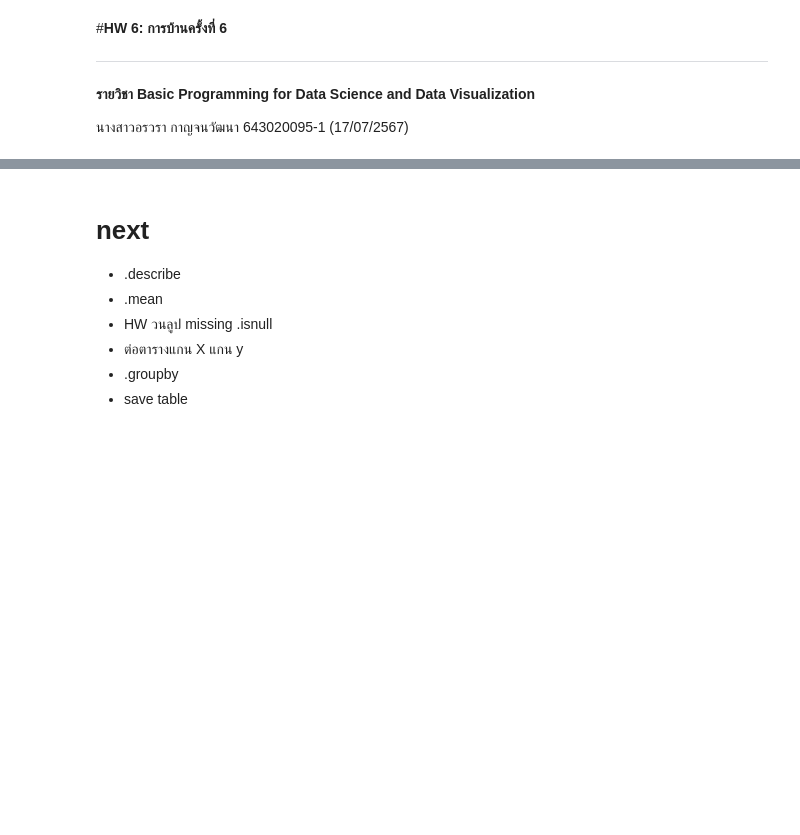
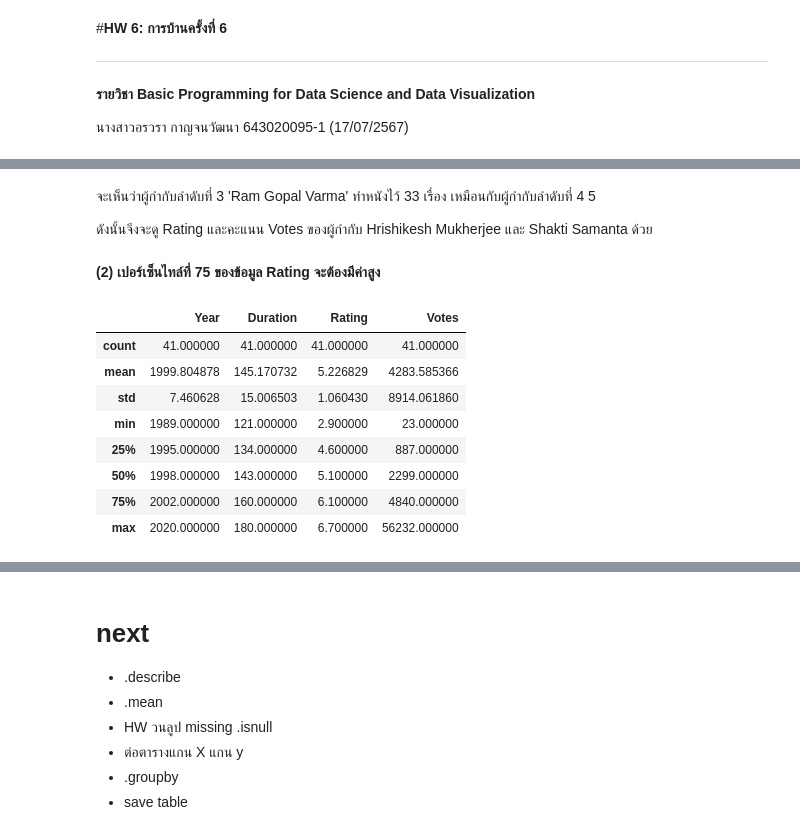
Before and after one commit to aonvara/python_dataviz2024, a Jupyter notebook: Pandas_101_aonvara_1707.ipynb, the cells around one changed output, grey strips where cells are left out. Cells and saved outputs as stored; diff of their text form; code cells hidden in the pictures; blank space fills up the shorter version.

```diff
--- a/Pandas_101_aonvara_1707.ipynb
+++ b/Pandas_101_aonvara_1707.ipynb
@@ -1277,0 +1362,23 @@ movie_df[movie_df['Director'] == most_prolific_director].describe()
+# %% [markdown]
+จะเห็นว่าผู้กำกับลำดับที่ 3 'Ram Gopal Varma' ทำหนังไว้ 33 เรื่อง เหมือนกับผู้กำกับลำดับที่ 4 5
+
+ดังนั้นจึงจะดู Rating และคะแนน Votes ของผู้กำกับ Hrishikesh Mukherjee และ Shakti Samanta ด้วย
+# %% [markdown]
+**(2) เปอร์เซ็นไทล์ที่ 75 ของข้อมูล Rating จะต้องมีค่าสูง**
+# %%
+def print_director_df(director):
+  df = movie_df[movie_df['Director'] == director].describe()
+  return df
+# %%
+#1. David Dhawan
+print_director_df(director = 'David Dhawan')
+# %% [output]
+|  | Year | Duration | Rating | Votes |
+| count | 41.000000 | 41.000000 | 41.000000 | 41.000000 |
+| mean | 1999.804878 | 145.170732 | 5.226829 | 4283.585366 |
+| std | 7.460628 | 15.006503 | 1.060430 | 8914.061860 |
+| min | 1989.000000 | 121.000000 | 2.900000 | 23.000000 |
+| 25% | 1995.000000 | 134.000000 | 4.600000 | 887.000000 |
+| 50% | 1998.000000 | 143.000000 | 5.100000 | 2299.000000 |
+| 75% | 2002.000000 | 160.000000 | 6.100000 | 4840.000000 |
+| max | 2020.000000 | 180.000000 | 6.700000 | 56232.000000 |
```
Also changed, not shown: parts of 28 cells of this notebook.
